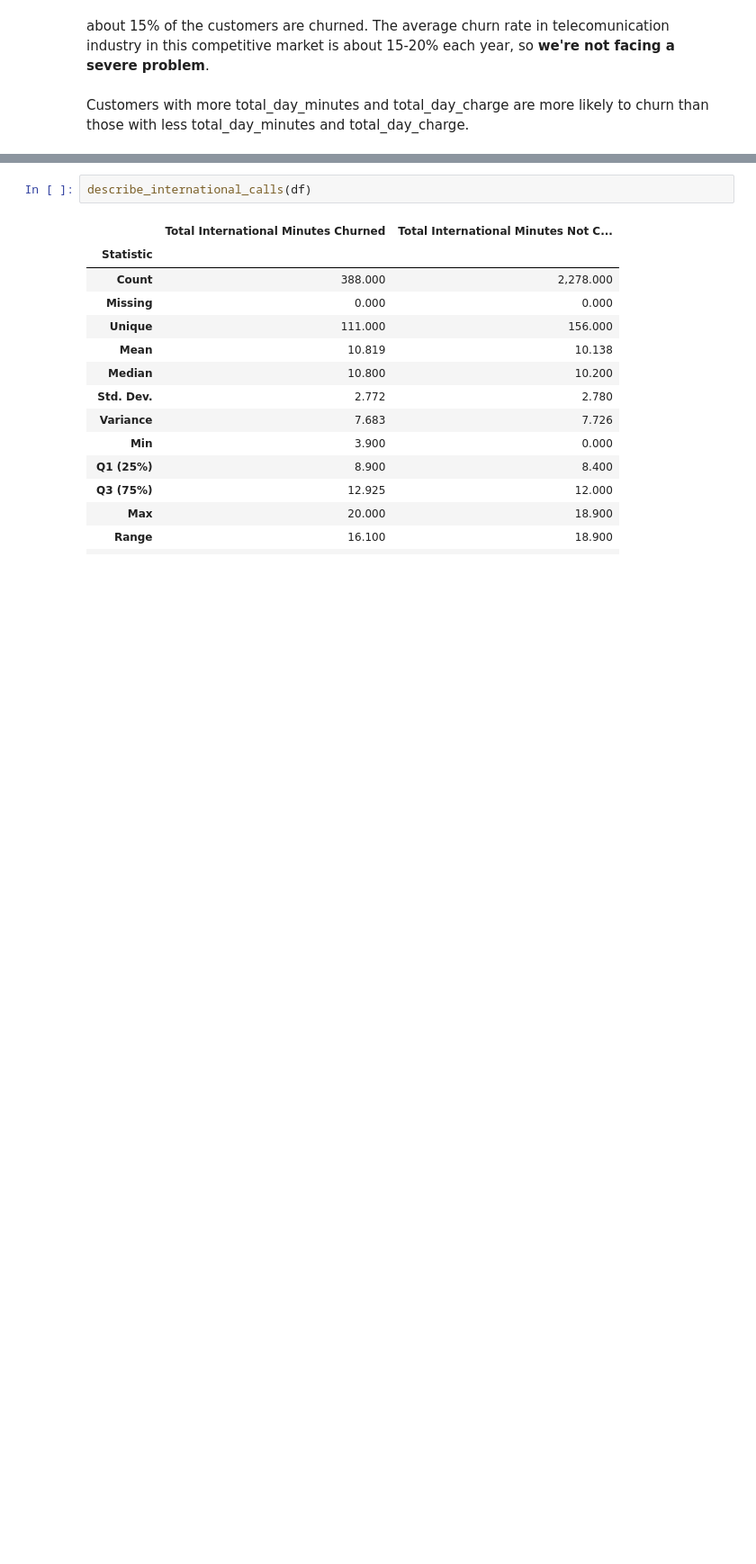
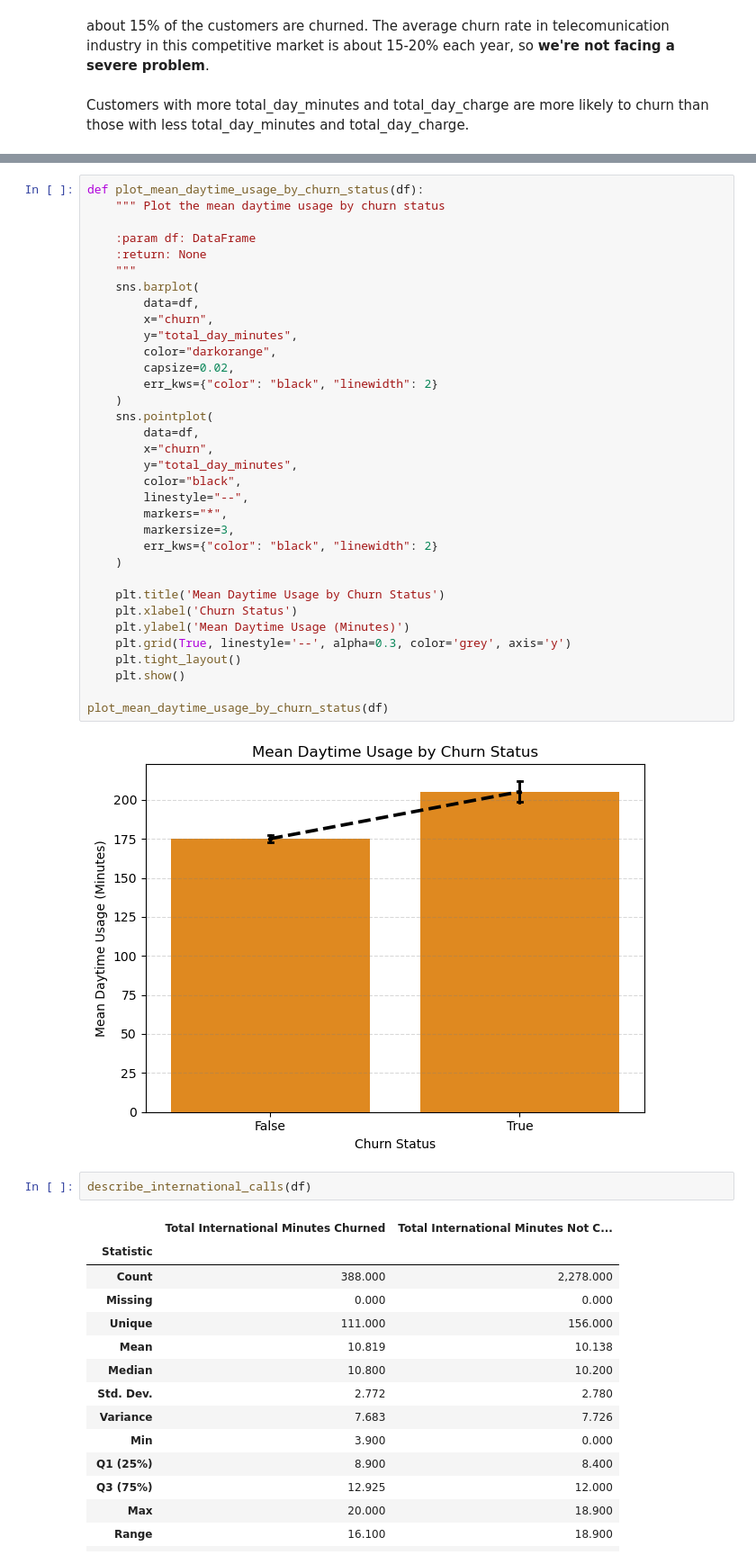
Before and after one commit to Erfan-Taherirani/Data_Science, a Jupyter notebook: Telecom Customer Churn/notebooks/eda.ipynb, the cells around one changed output, grey strips where cells are left out. Shown at 90% size. Saved outputs shown, nothing was run; the diff lists cells and outputs as text; blank space fills up the shorter version.

Commit message:
Finish EDA of telecom customer intelligence & churn prediction

```diff
--- a/Telecom Customer Churn/notebooks/eda.ipynb
+++ b/Telecom Customer Churn/notebooks/eda.ipynb
@@ -399,3 +415,39 @@ Customers with more total_day_minutes and total_day_charge are more likely to ch
+# %%
+def plot_mean_daytime_usage_by_churn_status(df):
+    """ Plot the mean daytime usage by churn status
+
+    :param df: DataFrame
+    :return: None
+    """
+    sns.barplot(
+        data=df,
+        x="churn",
+        y="total_day_minutes",
+        color="darkorange",
+        capsize=0.02,
+        err_kws={"color": "black", "linewidth": 2}
+	)
+    sns.pointplot(
+        data=df,
+        x="churn",
+        y="total_day_minutes",
+        color="black",
+        linestyle="--",
+        markers="*",
+        markersize=3,
+        err_kws={"color": "black", "linewidth": 2}
+    )
+
+    plt.title('Mean Daytime Usage by Churn Status')
+    plt.xlabel('Churn Status')
+    plt.ylabel('Mean Daytime Usage (Minutes)')
+    plt.grid(True, linestyle='--', alpha=0.3, color='grey', axis='y')
+    plt.tight_layout()
+    plt.show()
+
+plot_mean_daytime_usage_by_churn_status(df)
+# %% [output]
+[figure, added]
 # %%
 describe_international_calls(df)
 # %% [output]
```
Also changed, not shown: parts of 15 cells of this notebook, 8 other files.
